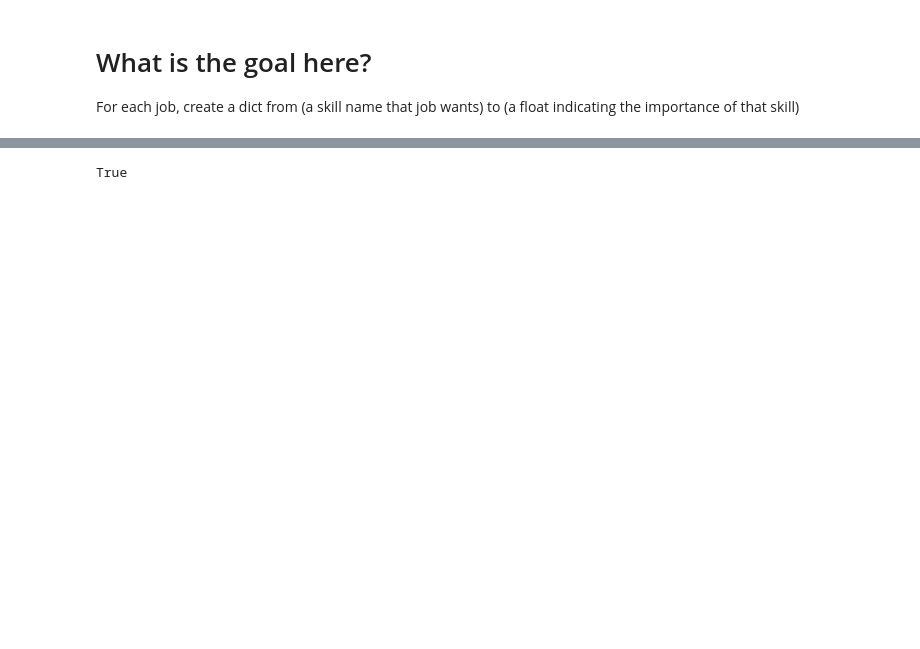
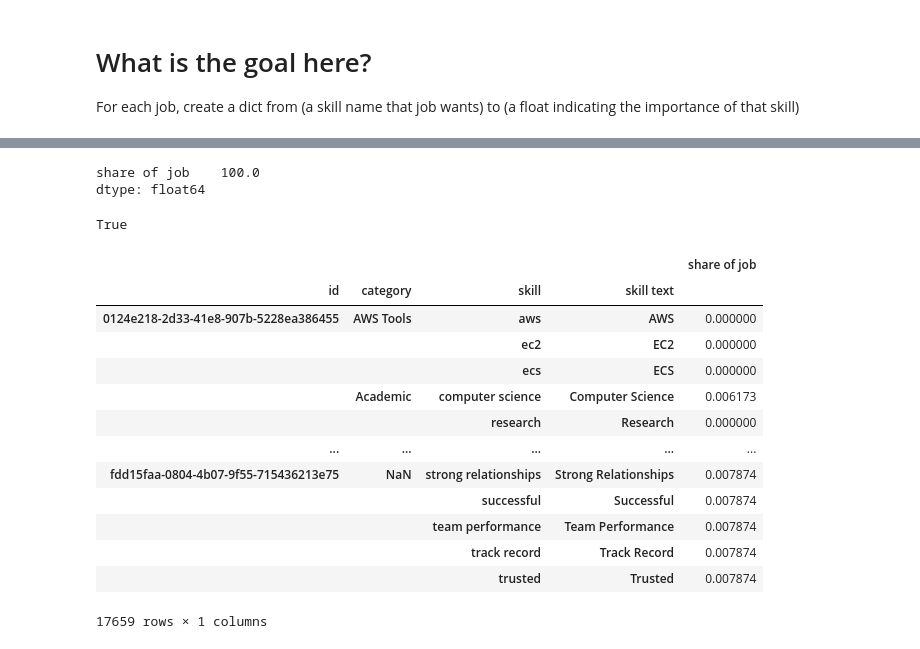
Before and after one commit to FractalMachinist/FractalMachinist.github.io, a Jupyter notebook: skill_weights.ipynb, the cells around one changed output, grey strips where cells are left out. Drawn from its saved outputs; the diff is of its cells as text; code cells hidden in the pictures; blank space fills up the shorter version.

```diff
--- a/skill_weights.ipynb
+++ b/skill_weights.ipynb
@@ -81,10 +96,32 @@ jcst_data["share of job"] = jcst_data["share of job"] / jcst_data.pop("num categ
 
 # Return to desired index configuration
 jcst_data = jcst_data.reset_index().set_index(["id", "category", "skill", "skill text"]).sort_index()
+# %%
+jcst_data[["share of job"]].sum()
+# %% [output]
+share of job    100.0
+dtype: float64
 # %%
 jcst_data.index.get_level_values("category").isna().any()
 # %% [output]
 True
+# %%
+jcst_data
+# %% [output]
+|  |  |  |  | share of job |
+| id | category | skill | skill text |  |
+| 0124e218-2d33-41e8-907b-5228ea386455 | AWS Tools | aws | AWS | 0.000000 |
+|  |  | ec2 | EC2 | 0.000000 |
+|  |  | ecs | ECS | 0.000000 |
+|  | Academic | computer science | Computer Science | 0.006173 |
+|  |  | research | Research | 0.000000 |
+| ... | ... | ... | ... | ... |
+| fdd15faa-0804-4b07-9f55-715436213e75 | NaN | strong relationships | Strong Relationships | 0.007874 |
+|  |  | successful | Successful | 0.007874 |
+|  |  | team performance | Team Performance | 0.007874 |
+|  |  | track record | Track Record | 0.007874 |
+|  |  | trusted | Trusted | 0.007874 |
+17659 rows × 1 columns
 # %%
 jcst_data.xs(None, level="category")
 # %% [output]
```
Also changed, not shown: parts of 9 cells of this notebook, 4 other files.
